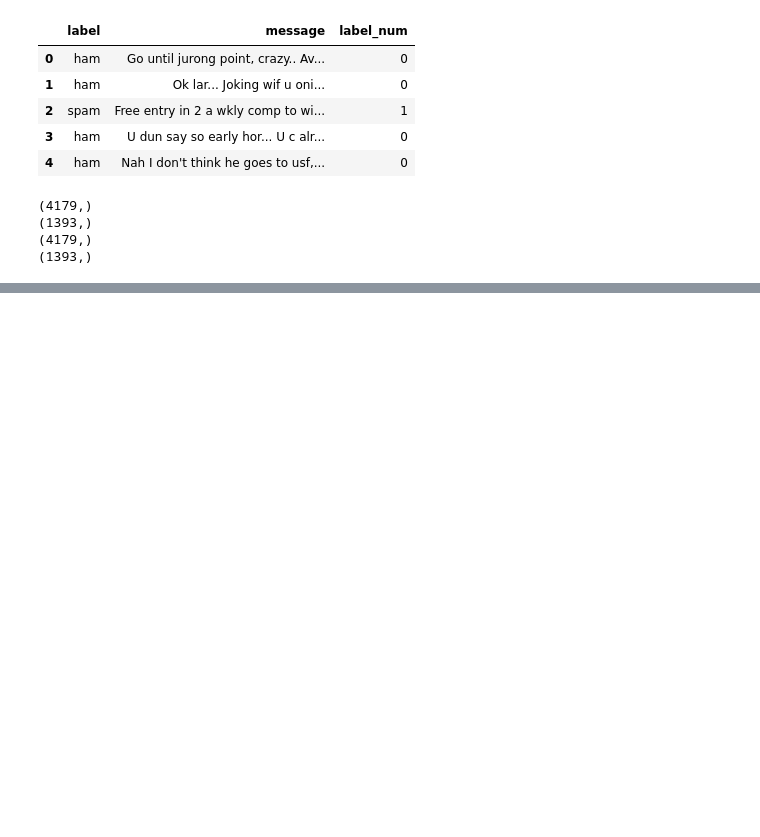
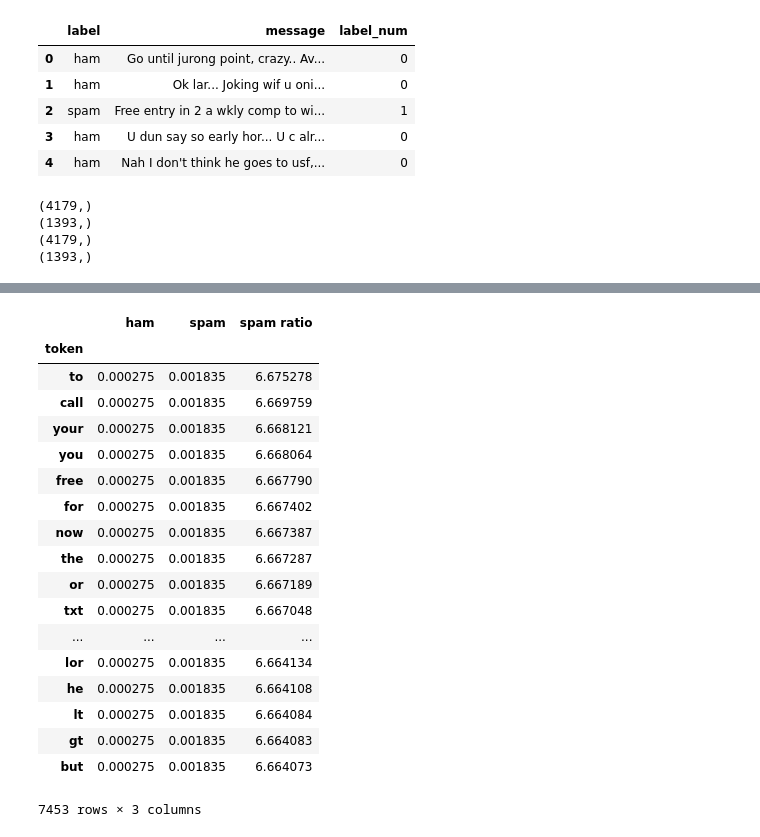
Before and after one commit to ayushmittal02/machine_learning, a Jupyter notebook: text_analysis_in_scikit_learn.ipynb, the cells around one changed output, grey strips where cells are left out. Drawn from its saved outputs; the diff is of its cells as text; code cells hidden in the pictures; blank space fills up the shorter version.

```diff
--- a/text_analysis_in_scikit_learn.ipynb
+++ b/text_analysis_in_scikit_learn.ipynb
@@ -126,0 +197,3 @@ X_test_dtm
+# %%
+spam_token_count=nb.feature_count_[1,:]
+spam_token_count
@@ -126,0 +202,3 @@ X_test_dtm
+# %%
+tokens = pd.DataFrame({'token':X_train_tokens, 'ham':ham_token_count, 'spam':spam_token_count}).set_index('token')
+tokens.head()
@@ -126,0 +227,7 @@ X_test_dtm
+# %%
+tokens['ham']=tokens['ham']+1     # add 1 to ham and spam counts to avoid dividing by 0
+tokens['spam']=tokens['spam']+1
+
+tokens['ham'] = tokens.ham / nb.class_count_[0]    # convert the ham and spam counts into frequencies
+tokens['spam'] = tokens.spam / nb.class_count_[1]
+tokens.sample(5)
@@ -126,0 +242,3 @@ X_test_dtm
+# %%
+tokens['spam ratio']=tokens.spam/tokens.ham
+tokens.sample(5)
@@ -126,0 +253,22 @@ X_test_dtm
+# %%
+tokens.sort_values('spam ratio',ascending=False)
+# %% [output]
+|  | ham | spam | spam ratio |
+| token |  |  |  |
+| to | 0.000275 | 0.001835 | 6.675278 |
+| call | 0.000275 | 0.001835 | 6.669759 |
+| your | 0.000275 | 0.001835 | 6.668121 |
+| you | 0.000275 | 0.001835 | 6.668064 |
+| free | 0.000275 | 0.001835 | 6.667790 |
+| for | 0.000275 | 0.001835 | 6.667402 |
+| now | 0.000275 | 0.001835 | 6.667387 |
+| the | 0.000275 | 0.001835 | 6.667287 |
+| or | 0.000275 | 0.001835 | 6.667189 |
+| txt | 0.000275 | 0.001835 | 6.667048 |
+| ... | ... | ... | ... |
+| lor | 0.000275 | 0.001835 | 6.664134 |
+| he | 0.000275 | 0.001835 | 6.664108 |
+| lt | 0.000275 | 0.001835 | 6.664084 |
+| gt | 0.000275 | 0.001835 | 6.664083 |
+| but | 0.000275 | 0.001835 | 6.664073 |
+7453 rows × 3 columns
```
Also changed, not shown: parts of 26 cells of this notebook.
